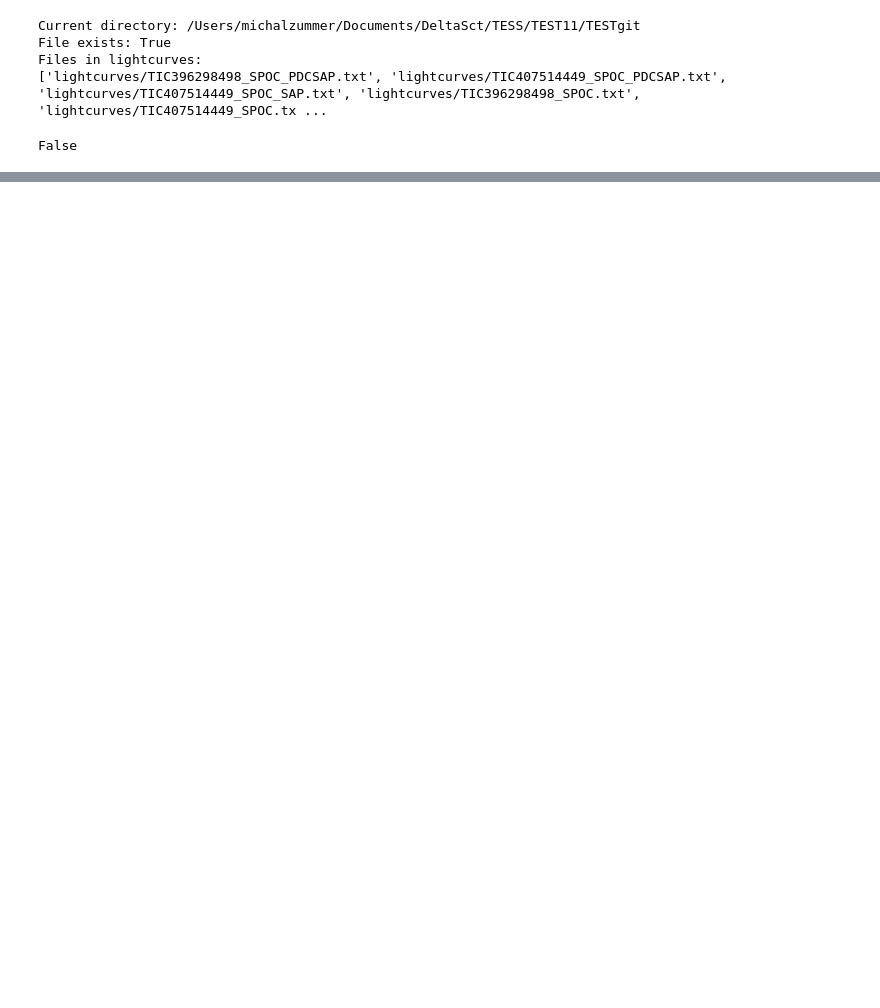
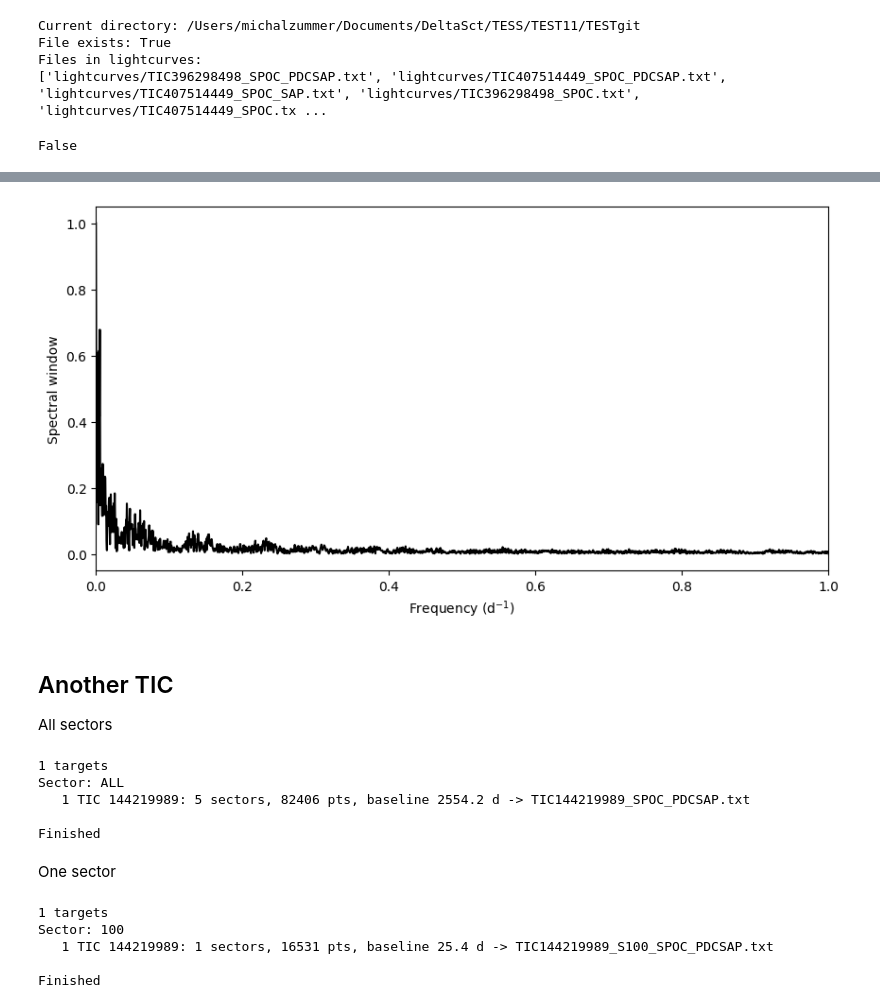
Before and after one commit to MichalZummer/DFP, a Jupyter notebook: download.ipynb, the cells around one changed output, grey strips where cells are left out. Cells and saved outputs as stored; diff of their text form; code cells hidden in the pictures; blank space fills up the shorter version.

```diff
--- a/download.ipynb
+++ b/download.ipynb
@@ -159,0 +246,75 @@ Finished
+# %%
+import numpy as np
+import matplotlib.pyplot as plt
+
+# median cadence
+dt = np.median(np.diff(np.sort(time1)))
+
+# regular time grid covering the observations
+tgrid = np.arange(time1.min(), time1.max() + dt, dt)
+
+# sampling mask: 1 = observation exists, 0 = gap
+window = np.zeros(len(tgrid))
+
+indices = np.round((time1 - time1.min()) / dt).astype(int)
+indices = indices[(indices >= 0) & (indices < len(window))]
+
+window[indices] = 1
+
+# FFT of sampling function
+spec_window = np.abs(np.fft.rfft(window))
+frequency = np.fft.rfftfreq(len(window), d=dt)
+
+# normalize central peak to 1
+spec_window /= spec_window[0]
+
+# only frequencies you want
+mask = frequency <= 80
+
+plt.figure(figsize=(10, 5))
+
+plt.plot(frequency[mask], spec_window[mask], color="black")
+
+plt.xlabel(r"Frequency (d$^{-1}$)")
+plt.ylabel("Spectral window")
+
+plt.xlim(0, 1)
+
+plt.show()
+# %% [output]
+[figure, added]
+# %% [markdown]
+## Another TIC
+
+All sectors
+# %%
+import download
+
+INPUT = "tic.txt"
+OUTDIR = "lightcurves"
+SECTOR = "ALL"
+flux_column = "pdcsap_flux"
+
+download.download(INPUT, OUTDIR, SECTOR, flux_column=flux_column)
+# %% [output]
+1 targets
+Sector: ALL
+   1 TIC 144219989: 5 sectors, 82406 pts, baseline 2554.2 d -> TIC144219989_SPOC_PDCSAP.txt
+
+Finished
+# %% [markdown]
+One sector
+# %%
+import download
+
+INPUT = "tic.txt"
+OUTDIR = "lightcurves"
+SECTOR = 100
+
+download.download(INPUT, OUTDIR, SECTOR)
+# %% [output]
+1 targets
+Sector: 100
+   1 TIC 144219989: 1 sectors, 16531 pts, baseline 25.4 d -> TIC144219989_S100_SPOC_PDCSAP.txt
+
+Finished
```
Also changed, not shown: parts of 23 cells of this notebook.
